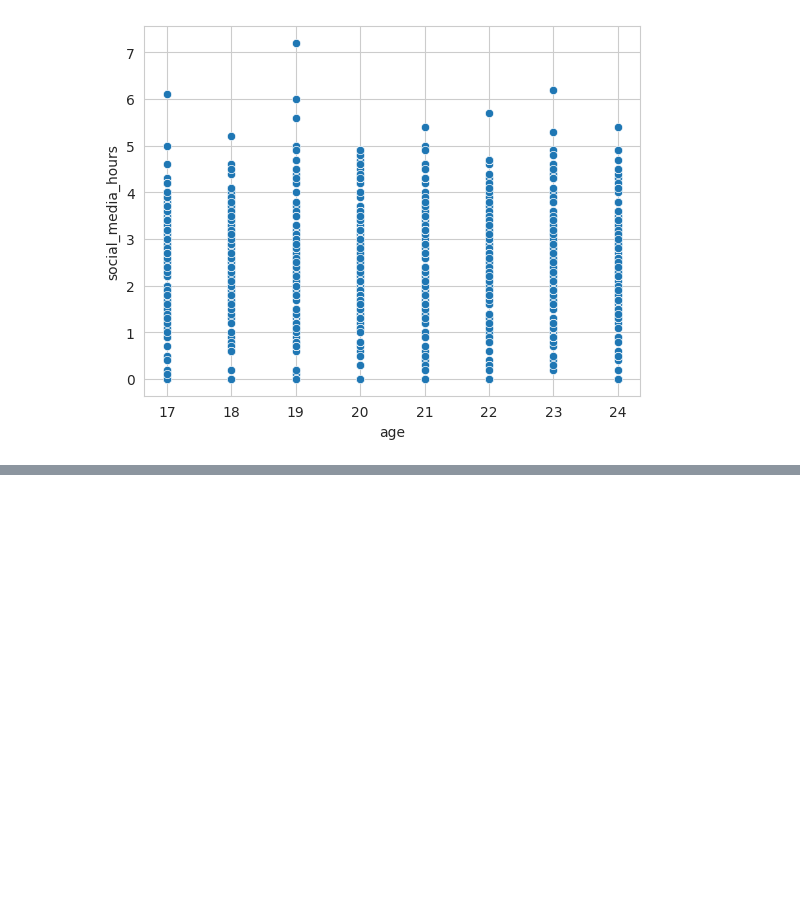
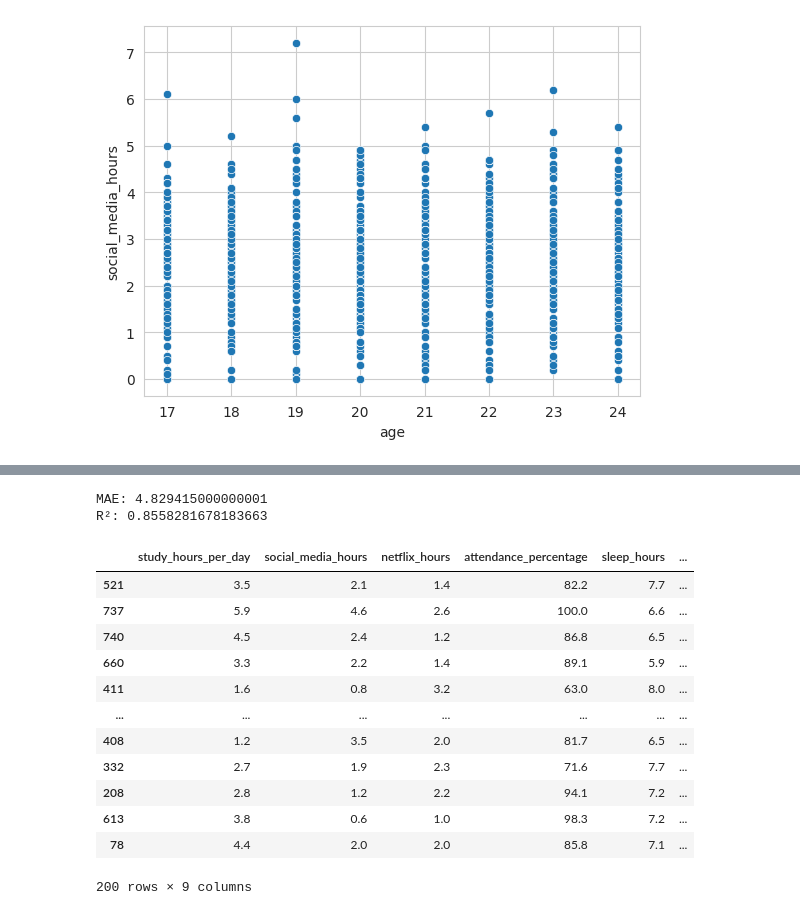
Before and after one commit to matesoft2033/students_habits_performance, a Jupyter notebook: students_habits_performance.ipynb, the cells around one changed output, grey strips where cells are left out. Drawn from its saved outputs; the diff is of its cells as text; code cells hidden in the pictures; blank space fills up the shorter version.

```diff
--- a/students_habits_performance.ipynb
+++ b/students_habits_performance.ipynb
@@ -128,0 +191,31 @@ plt.show()
+# %%
+from sklearn.ensemble import RandomForestRegressor # რეგრესიის მაგალითია, ამიტომ გამოვიყენეთ RandomForestRegressor
+from sklearn.metrics import mean_absolute_error, r2_score # ავირჩიე 2 მეტრიკა
+
+model = RandomForestRegressor(n_estimators=100, random_state=42) # 100 decision tree და seed 42, რათა უწყვეტად მოხდეს პროცესი და refresh ის დროს არ დაიკარგოს
+model.fit(x_train, y_train) # უშუალოდ training
+y_pred = model.predict(x_test) # ჩვენ მიერ შეყვანილ მონაცემებზე აკეთებს პროგნოზს
+
+print("MAE:", mean_absolute_error(y_test, y_pred)) # აკეთებს საშუალო აბსოლუტურ განსხვავებას რეალურ მნიშვნელობებსა და პროგნოზებს შორის.
+print("R²:", r2_score(y_test, y_pred)) # 0-1 ამდეა და გვიჩვენებს მოდელის სიზუსტეს. ამ შემთხვევაში 85% სიზუსტეს თუ პროცენტებში ვიტყვით
+# %% [output]
+MAE: 4.829415000000001
+R²: 0.8558281678183663
+# %%
+comparison = x_test.copy() # data - ს შესანახად
+comparison['Predicted_Score'] = y_pred # ცხრილში დასამატებლად
+comparison
+# %% [output]
+|  | study_hours_per_day | social_media_hours | netflix_hours | attendance_percentage | sleep_hours | ... |
+| 521 | 3.5 | 2.1 | 1.4 | 82.2 | 7.7 | ... |
+| 737 | 5.9 | 4.6 | 2.6 | 100.0 | 6.6 | ... |
+| 740 | 4.5 | 2.4 | 1.2 | 86.8 | 6.5 | ... |
+| 660 | 3.3 | 2.2 | 1.4 | 89.1 | 5.9 | ... |
+| 411 | 1.6 | 0.8 | 3.2 | 63.0 | 8.0 | ... |
+| ... | ... | ... | ... | ... | ... | ... |
+| 408 | 1.2 | 3.5 | 2.0 | 81.7 | 6.5 | ... |
+| 332 | 2.7 | 1.9 | 2.3 | 71.6 | 7.7 | ... |
+| 208 | 2.8 | 1.2 | 2.2 | 94.1 | 7.2 | ... |
+| 613 | 3.8 | 0.6 | 1.0 | 98.3 | 7.2 | ... |
+| 78 | 4.4 | 2.0 | 2.0 | 85.8 | 7.1 | ... |
+200 rows × 9 columns
```
Also changed, not shown: parts of 13 cells of this notebook.
